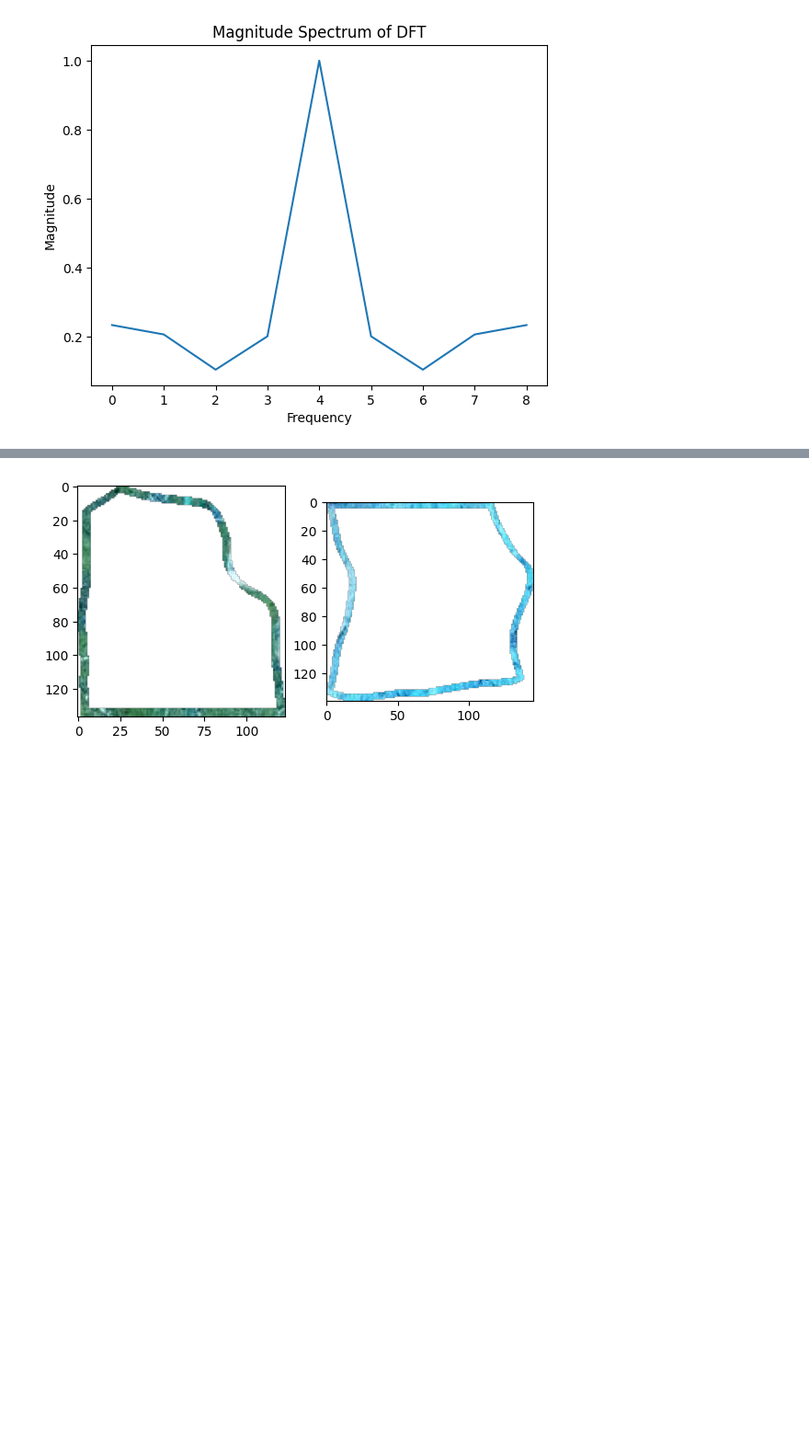
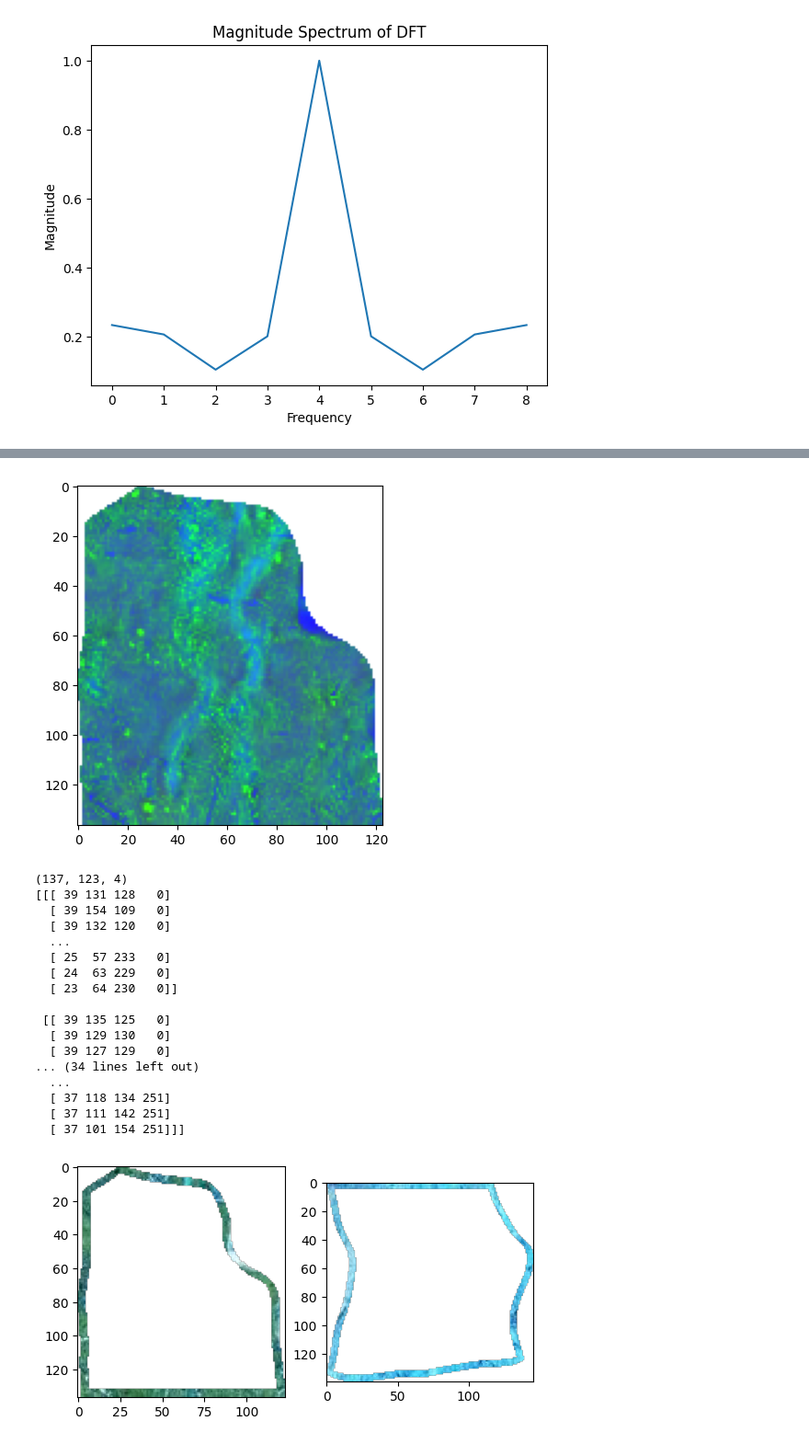
Before and after one commit to angelonazzaro/artworks-reconstruction, a Jupyter notebook: test_hog.ipynb, the cells around one changed output, grey strips where cells are left out. Shown at 92% size. Drawn from its saved outputs; the diff is of its cells as text; code cells hidden in the pictures; blank space fills up the shorter version.

```diff
--- a/test_hog.ipynb
+++ b/test_hog.ipynb
@@ -189,3 +212,36 @@ region2 = extract_interpolation_region(img2, 5)
+# %%
+def custom_alpha_hsv(input_image):
+    b, g, r, a = cv.split(input_image)
+    bgr_image = cv.merge((b, g, r))
+    hsv_image = cv.cvtColor(bgr_image, cv.COLOR_BGR2HSV)
+    return cv.merge((hsv_image, a))
+
+img1 = cv.imread("5.34.33.png", flags=cv.IMREAD_UNCHANGED)
+img1 = custom_alpha_hsv(img1)
+plt.imshow(img1)
+plt.show()
+
+print(img1.shape)
+print(img1)
+# %% [output]
+[figure, added]
+(137, 123, 4)
+[[[ 39 131 128   0]
+  [ 39 154 109   0]
+  [ 39 132 120   0]
+  ...
+  [ 25  57 233   0]
+  [ 24  63 229   0]
+  [ 23  64 230   0]]
+
+ [[ 39 135 125   0]
+  [ 39 129 130   0]
+  [ 39 127 129   0]
+... (34 lines left out)
+  ...
+  [ 37 118 134 251]
+  [ 37 111 142 251]
+  [ 37 101 154 251]]]
 # %%
 plt.subplot(1, 2, 1)
 plt.imshow(region1)
```
Also changed, not shown: parts of 13 cells of this notebook, 3 other files.
